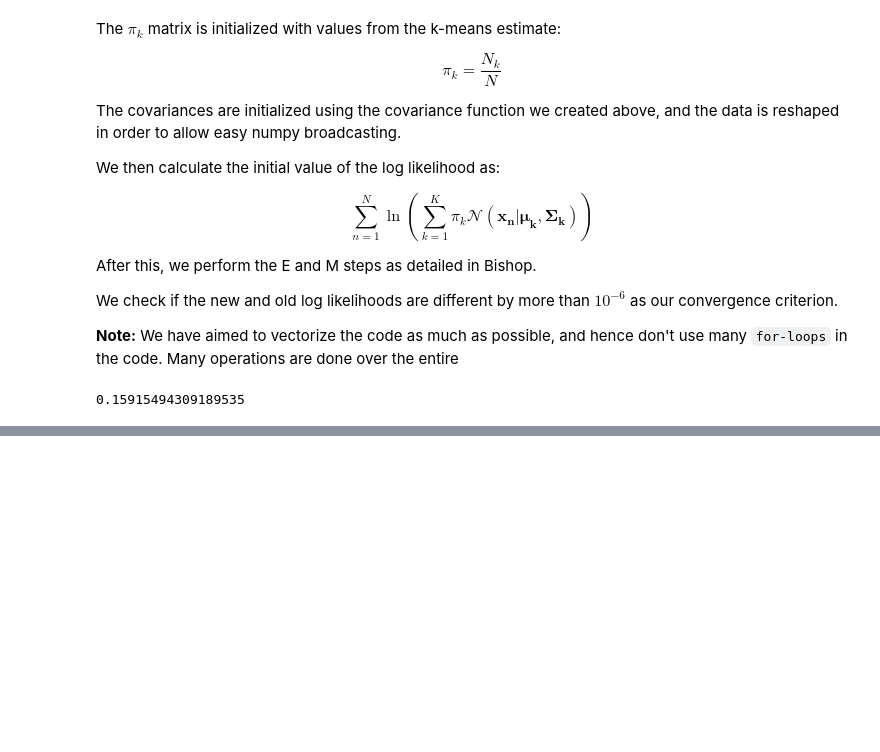
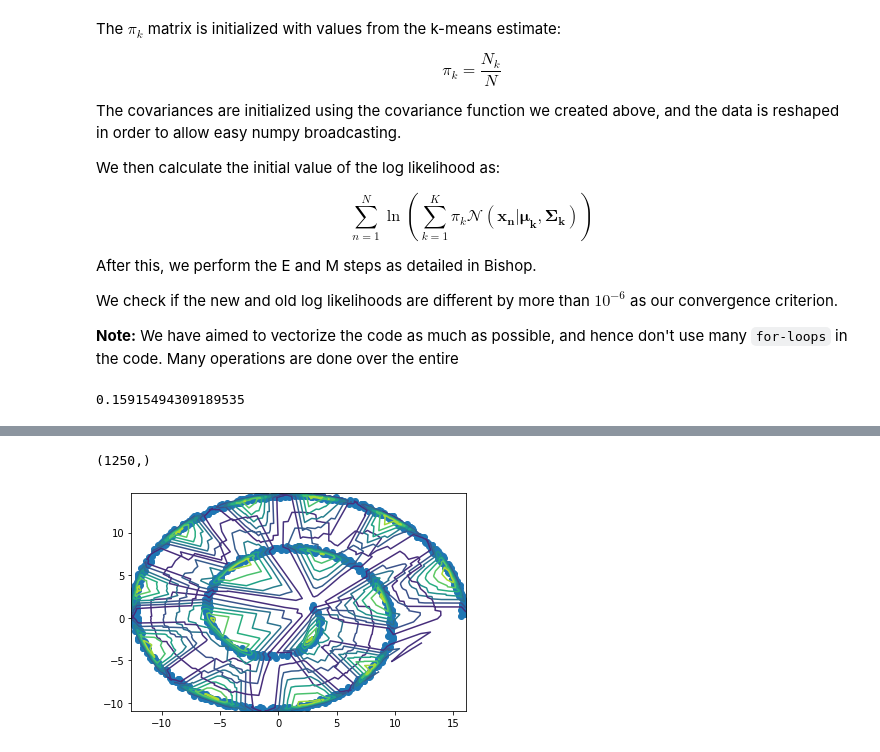
Before and after one commit to nihalgeorge01/CS5691-Submissions, a Jupyter notebook: A3/A_kmeans/A_kmeans_notebook.ipynb, the cells around one changed output, grey strips where cells are left out. Cells and saved outputs as stored; diff of their text form; code cells hidden in the pictures; blank space fills up the shorter version.

```diff
--- a/A3/A_kmeans/A_kmeans_notebook.ipynb
+++ b/A3/A_kmeans/A_kmeans_notebook.ipynb
@@ -316,3 +299,18 @@ plt.show()
+# %%
+mypdf = []
+for i in range(k):
+    mypdf.append(muno.pdf(train_data_classes[0,:,0:2],means_em1[i],covs_em1[i]))
+# %%
+from matplotlib.tru import Triangulation as trii
+print(mypdf[0].shape)
+for i in range(k):
+    teh = trii(train_data_classes[0,:,0],train_data_classes[0,:,1])
+    plt.tricontour(tri ,mypdf[i])
+plt.scatter(train_data_classes[0,:,0],train_data_classes[0,:,1])
+plt.show()
+# %% [output]
+(1250,)
+[figure, added]
 # %%
 # TODOs
 
```
Also changed, not shown: parts of 5 cells of this notebook.
